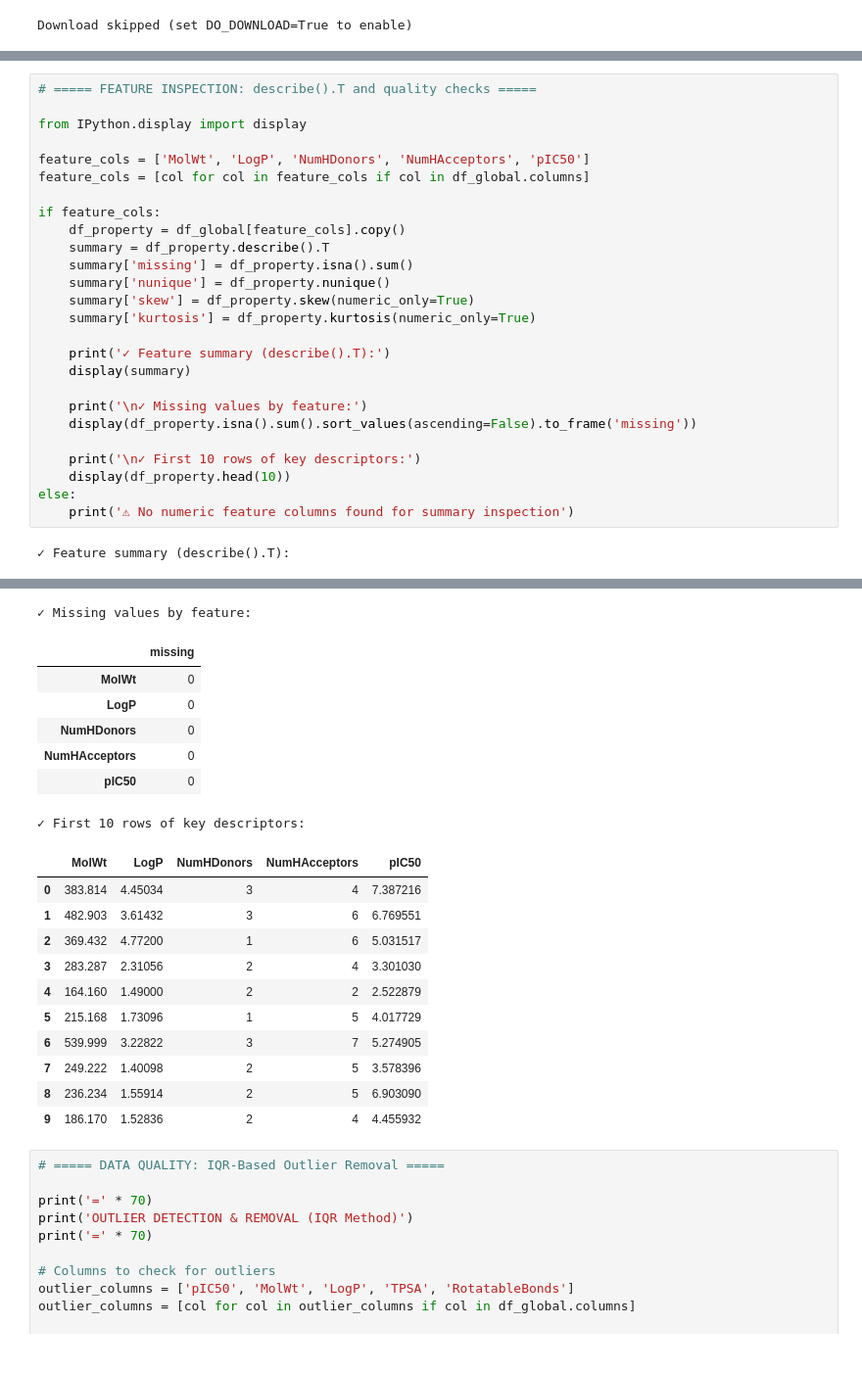
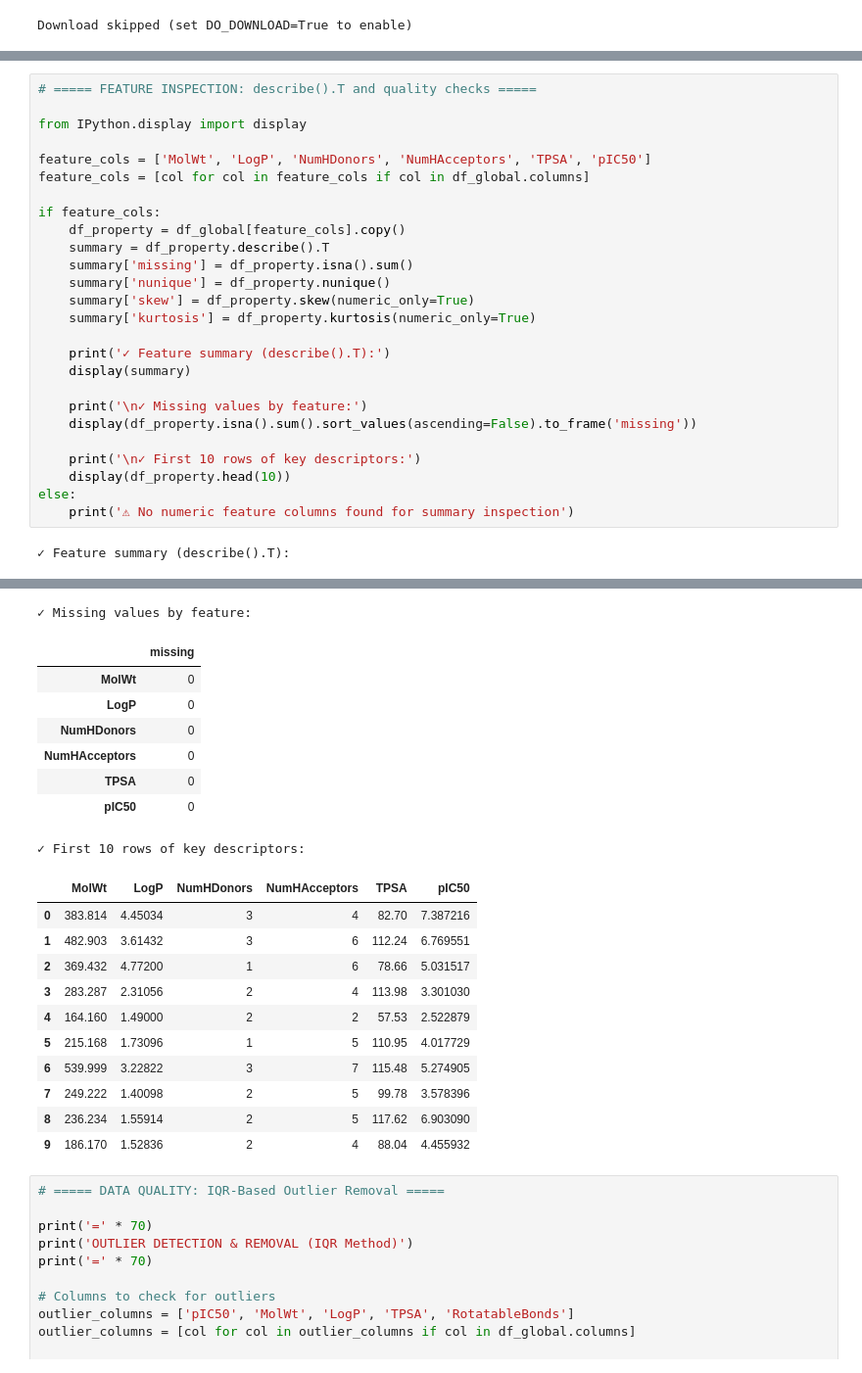
Before and after one commit to ameliasburton/clean_data_diss, a Jupyter notebook: src/01_Data_Prep_and_EDA.ipynb, the cells around one changed output, grey strips where cells are left out. Shown at 98% size. Drawn from its saved outputs; the diff is of its cells as text.

```diff
--- a/src/01_Data_Prep_and_EDA.ipynb
+++ b/src/01_Data_Prep_and_EDA.ipynb
@@ -117,7 +119,7 @@ Global Features Table (shape=(20909, 8)):
 
 from IPython.display import display
 
-feature_cols = ['MolWt', 'LogP', 'NumHDonors', 'NumHAcceptors', 'pIC50']
+feature_cols = ['MolWt', 'LogP', 'NumHDonors', 'NumHAcceptors', 'TPSA', 'pIC50']
 feature_cols = [col for col in feature_cols if col in df_global.columns]
 
 if feature_cols:
@@ -148,23 +151,24 @@ else:
 | pIC50 | 20909.0 | 7.022984 | 1.420691 | 1.259637 | 6.000 | 7.142668 | 8.154902 | 17.299989 | 0 | 3866 | -0.204831 | ... |
 ✓ Missing values by feature:
 |  | missing |
 | MolWt | 0 |
 | LogP | 0 |
 | NumHDonors | 0 |
 | NumHAcceptors | 0 |
+| TPSA | 0 |
 | pIC50 | 0 |
 ✓ First 10 rows of key descriptors:
-|  | MolWt | LogP | NumHDonors | NumHAcceptors | pIC50 |
-| 0 | 383.814 | 4.45034 | 3 | 4 | 7.387216 |
-| 1 | 482.903 | 3.61432 | 3 | 6 | 6.769551 |
-| 2 | 369.432 | 4.77200 | 1 | 6 | 5.031517 |
-| 3 | 283.287 | 2.31056 | 2 | 4 | 3.301030 |
-| 4 | 164.160 | 1.49000 | 2 | 2 | 2.522879 |
-| 5 | 215.168 | 1.73096 | 1 | 5 | 4.017729 |
-| 6 | 539.999 | 3.22822 | 3 | 7 | 5.274905 |
-| 7 | 249.222 | 1.40098 | 2 | 5 | 3.578396 |
-| 8 | 236.234 | 1.55914 | 2 | 5 | 6.903090 |
-| 9 | 186.170 | 1.52836 | 2 | 4 | 4.455932 |
+|  | MolWt | LogP | NumHDonors | NumHAcceptors | TPSA | pIC50 |
+| 0 | 383.814 | 4.45034 | 3 | 4 | 82.70 | 7.387216 |
+| 1 | 482.903 | 3.61432 | 3 | 6 | 112.24 | 6.769551 |
+| 2 | 369.432 | 4.77200 | 1 | 6 | 78.66 | 5.031517 |
+| 3 | 283.287 | 2.31056 | 2 | 4 | 113.98 | 3.301030 |
+| 4 | 164.160 | 1.49000 | 2 | 2 | 57.53 | 2.522879 |
+| 5 | 215.168 | 1.73096 | 1 | 5 | 110.95 | 4.017729 |
+| 6 | 539.999 | 3.22822 | 3 | 7 | 115.48 | 5.274905 |
+| 7 | 249.222 | 1.40098 | 2 | 5 | 99.78 | 3.578396 |
+| 8 | 236.234 | 1.55914 | 2 | 5 | 117.62 | 6.903090 |
+| 9 | 186.170 | 1.52836 | 2 | 4 | 88.04 | 4.455932 |
 # %%
 # ===== DATA QUALITY: IQR-Based Outlier Removal =====
 
```
Also changed, not shown: parts of 10 cells of this notebook, 13 other files.
